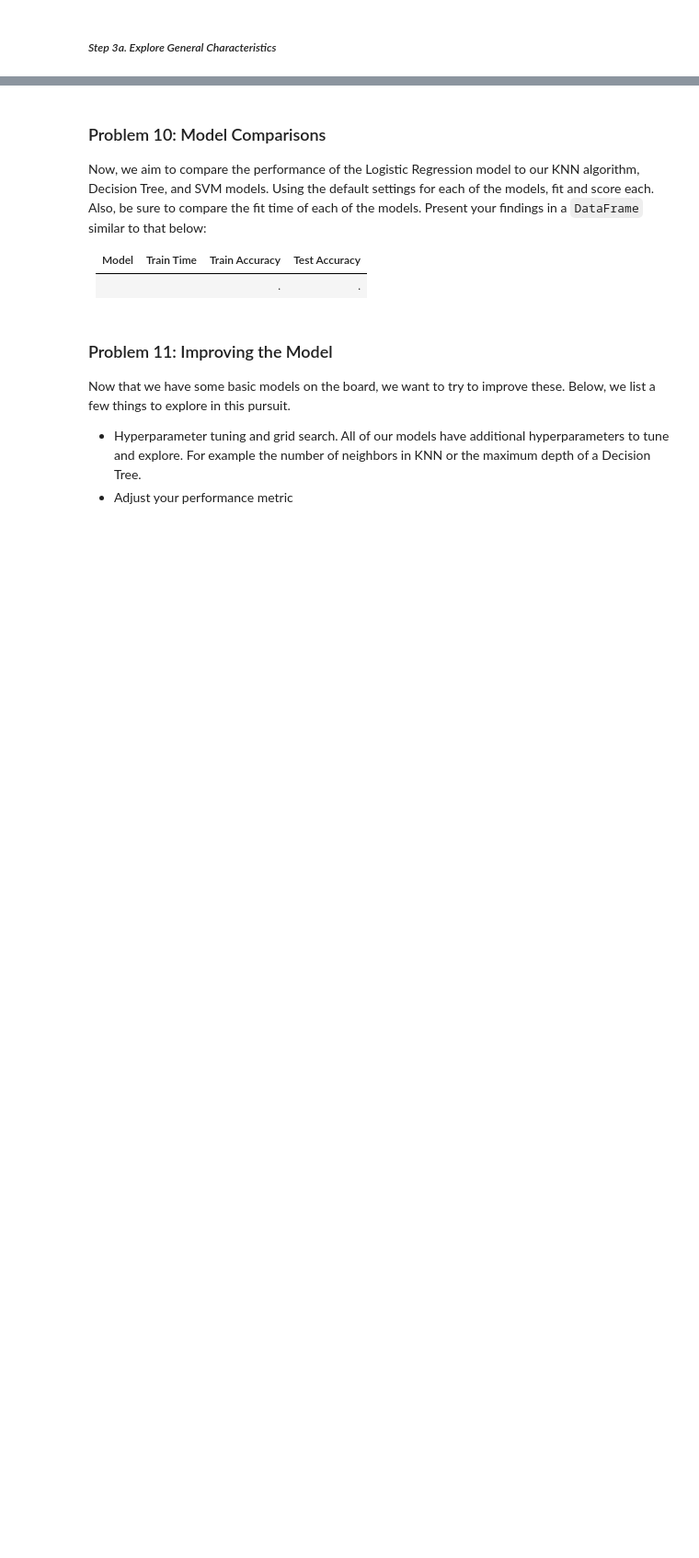
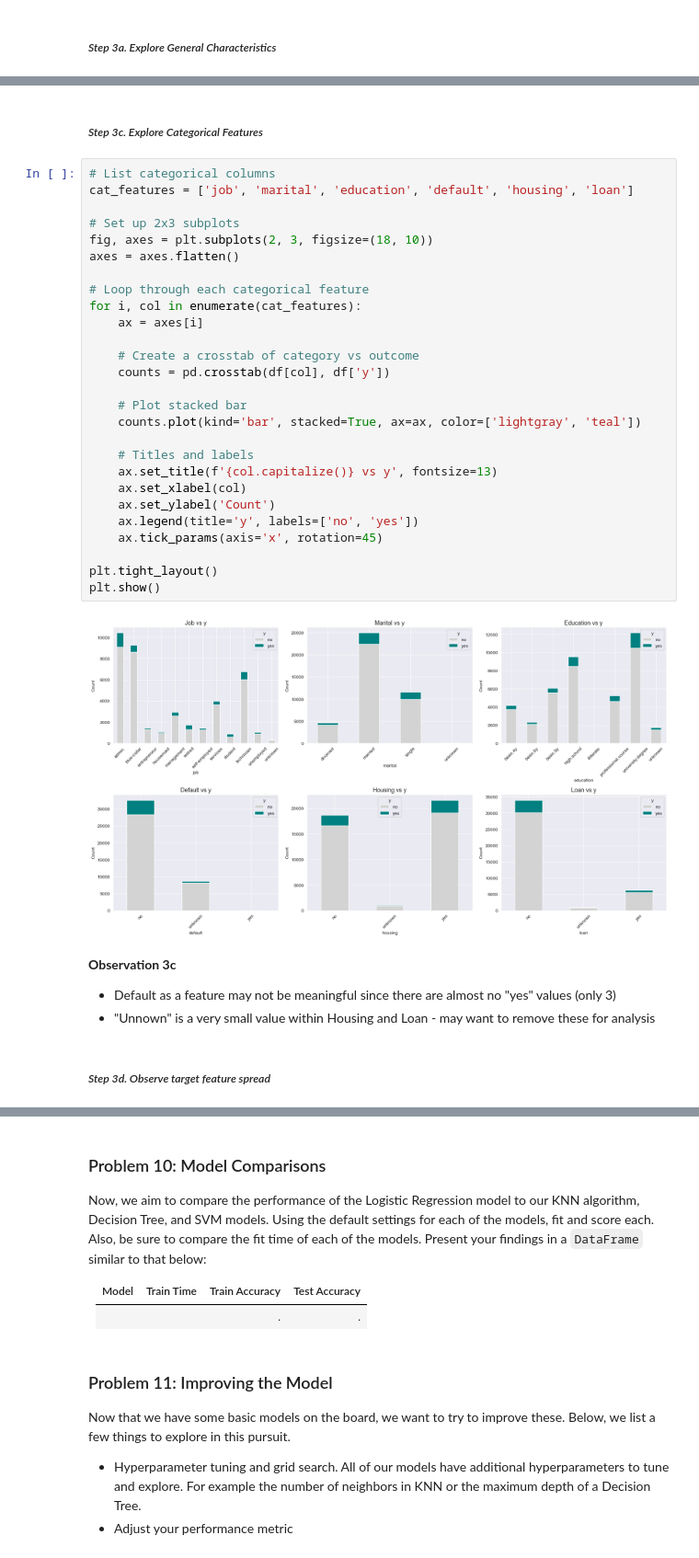
Before and after one commit to fangwan90/HaaS_Git, a Jupyter notebook: PA3/prompt_III.ipynb, the cells around one changed output, grey strips where cells are left out. Shown at 92% size. Cells and saved outputs as stored; diff of their text form; blank space fills up the shorter version.

```diff
--- a/PA3/prompt_III.ipynb
+++ b/PA3/prompt_III.ipynb
@@ -105,0 +216,38 @@ After examining the description and data, your goal now is to clearly state the
+# %% [markdown]
+##### _Step 3c. Explore Categorical Features_
+# %%
+# List categorical columns
+cat_features = ['job', 'marital', 'education', 'default', 'housing', 'loan']
+
+# Set up 2x3 subplots
+fig, axes = plt.subplots(2, 3, figsize=(18, 10))
+axes = axes.flatten()
+
+# Loop through each categorical feature
+for i, col in enumerate(cat_features):
+    ax = axes[i]
+
+    # Create a crosstab of category vs outcome
+    counts = pd.crosstab(df[col], df['y'])
+
+    # Plot stacked bar
+    counts.plot(kind='bar', stacked=True, ax=ax, color=['lightgray', 'teal'])
+
+    # Titles and labels
+    ax.set_title(f'{col.capitalize()} vs y', fontsize=13)
+    ax.set_xlabel(col)
+    ax.set_ylabel('Count')
+    ax.legend(title='y', labels=['no', 'yes'])
+    ax.tick_params(axis='x', rotation=45)
+
+plt.tight_layout()
+plt.show()
+# %% [output]
+[figure, added]
+# %% [markdown]
+**Observation 3c**
+
+- Default as a feature may not be meaningful since there are almost no "yes" values (only 3)
+- "Unnown" is a very small value within Housing and Loan - may want to remove these for analysis
+# %% [markdown]
+##### _Step 3d. Observe target feature spread_
```
Also changed, not shown: parts of 53 cells of this notebook.
